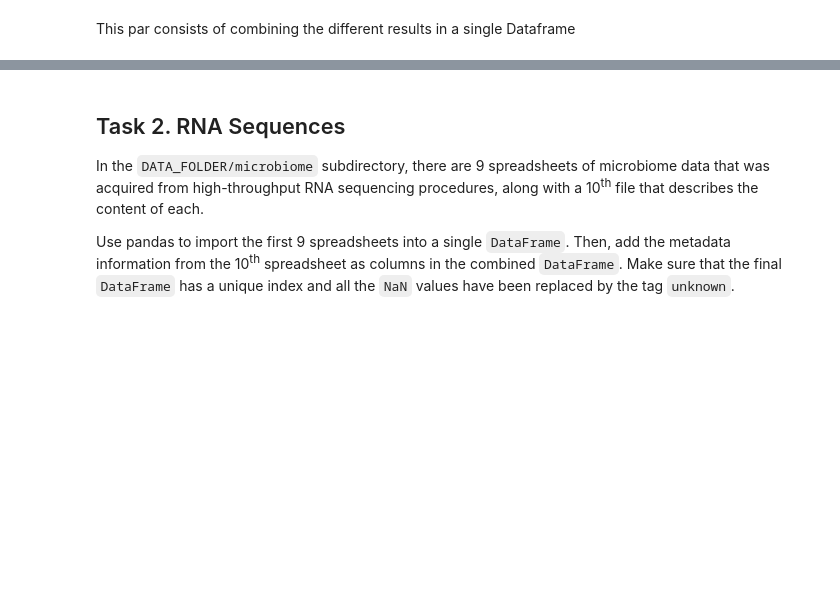
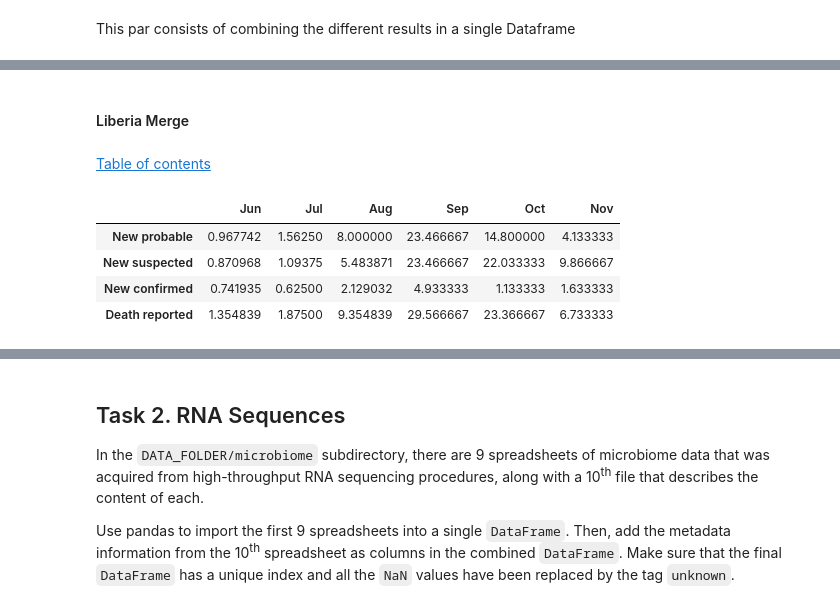
Before and after one commit to IsaacLeimgruber/ADA_labs_repo, a Jupyter notebook: 01 - Pandas and Data Wrangling/Homework 1_isaac.ipynb, the cells around one changed output, grey strips where cells are left out. Drawn from its saved outputs; the diff is of its cells as text; code cells hidden in the pictures; blank space fills up the shorter version.

```diff
--- a/01 - Pandas and Data Wrangling/Homework 1_isaac.ipynb
+++ b/01 - Pandas and Data Wrangling/Homework 1_isaac.ipynb
@@ -400,0 +494,14 @@ dtype: float64
+# %%
+first_date_lib = date(2014, 11, 2)
+last_date_lib = date(2014, 12, 2)
+lib_start = liberia_unstacked[[first_date_lib]]
+lib_end = liberia_unstacked[[last_date_lib]]
+
+month_lib = liberia_unstacked.loc[:,first_date_lib:last_date_lib]
+month_start_lib = lib_start.columns[0]
+month_end_lib = lib_end.columns[0]
+
+days_lib = (month_end_lib - month_start_lib).days
+
+lib_nov_means = month_lib.sum(axis = 1)/days_lib
+lib_nov_means
@@ -432,0 +763,4 @@ merged_means
+# %% [markdown]
+#### Liberia Merge
+# %% [markdown]
+ <div class="lev1"><a href="#Table-of-Contents"><span class="toc-item-num"></span>Table of contents</a></div>
@@ -432,0 +785,9 @@ merged_means
+# %%
+lib_merged = pd.concat([lib_june_means, lib_july_means, lib_aug_means, lib_sep_means, lib_oct_means, lib_nov_means], axis=1)
+lib_merged
+# %% [output]
+|  | Jun | Jul | Aug | Sep | Oct | Nov |
+| New probable | 0.967742 | 1.56250 | 8.000000 | 23.466667 | 14.800000 | 4.133333 |
+| New suspected | 0.870968 | 1.09375 | 5.483871 | 23.466667 | 22.033333 | 9.866667 |
+| New confirmed | 0.741935 | 0.62500 | 2.129032 | 4.933333 | 1.133333 | 1.633333 |
+| Death reported | 1.354839 | 1.87500 | 9.354839 | 29.566667 | 23.366667 | 6.733333 |
```
Also changed, not shown: parts of 53 cells of this notebook.
